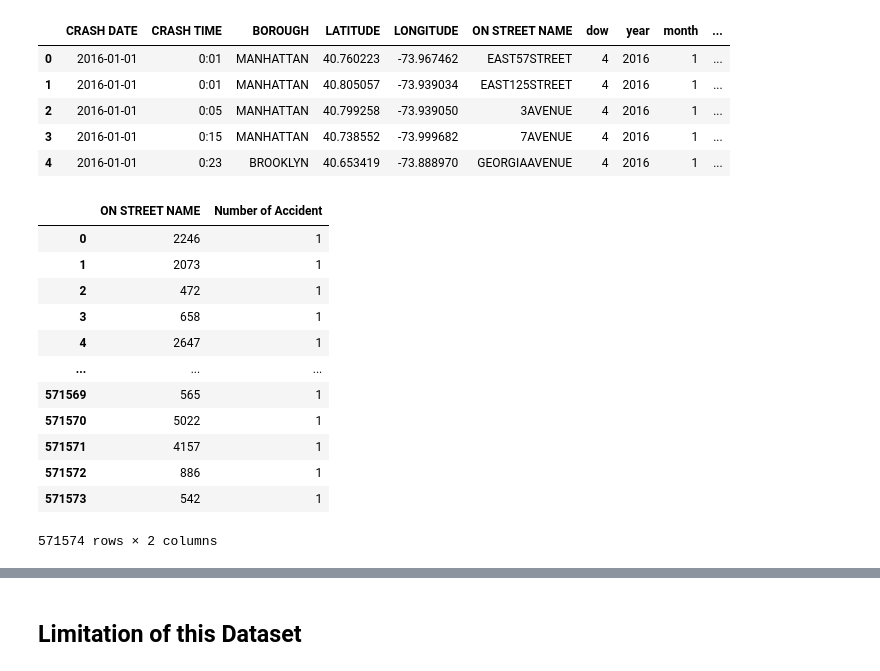
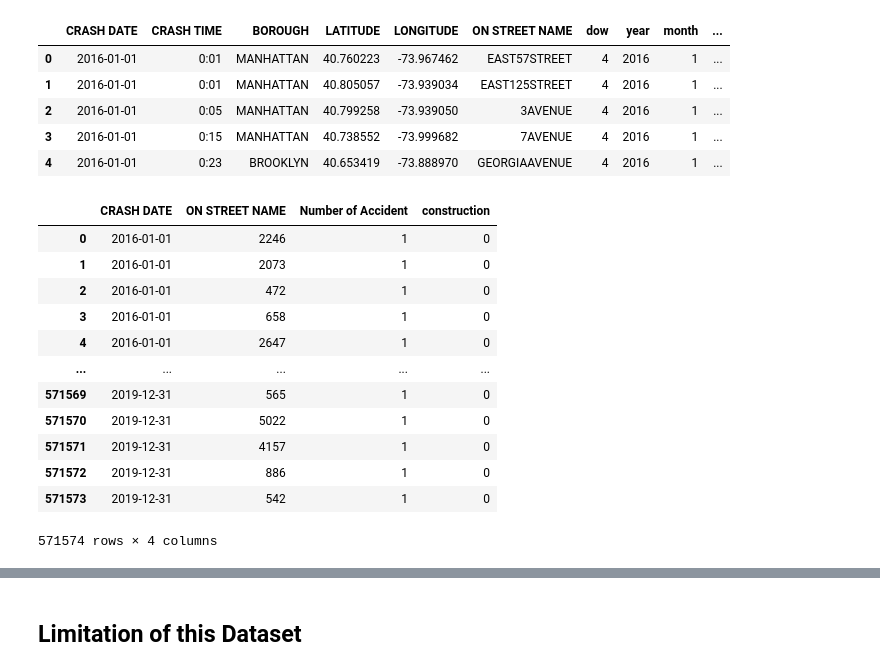
Before and after one commit to xaviercslung/ADS-FinalProject, a Jupyter notebook: Analysis.ipynb, the cells around one changed output, grey strips where cells are left out. Drawn from its saved outputs; the diff is of its cells as text; code cells hidden in the pictures.

```diff
--- a/Analysis.ipynb
+++ b/Analysis.ipynb
@@ -215,23 +222,23 @@ df.head()
 | 3 | 2016-01-01 | 0:15 | MANHATTAN | 40.738552 | -73.999682 | 7AVENUE | 4 | 2016 | 1 | ... |
 | 4 | 2016-01-01 | 0:23 | BROOKLYN | 40.653419 | -73.888970 | GEORGIAAVENUE | 4 | 2016 | 1 | ... |
 # %%
-df_acc = df[['ON STREET NAME','Number of Accident']]
-df_acc['ON STREET NAME'] = df['ON STREET NAME'].astype('category')
+df_acc = df[['CRASH DATE','ON STREET NAME','Number of Accident','construction']]
+df_acc['ON STREET NAME'] = df_acc['ON STREET NAME'].astype('category')
 df_acc['ON STREET NAME'] = df_acc['ON STREET NAME'].cat.codes
 df_acc
 # %% [output]
-|  | ON STREET NAME | Number of Accident |
-| 0 | 2246 | 1 |
-| 1 | 2073 | 1 |
-| 2 | 472 | 1 |
-| 3 | 658 | 1 |
-| 4 | 2647 | 1 |
-| ... | ... | ... |
-| 571569 | 565 | 1 |
-| 571570 | 5022 | 1 |
-| 571571 | 4157 | 1 |
-| 571572 | 886 | 1 |
-| 571573 | 542 | 1 |
+|  | CRASH DATE | ON STREET NAME | Number of Accident | construction |
+| 0 | 2016-01-01 | 2246 | 1 | 0 |
+| 1 | 2016-01-01 | 2073 | 1 | 0 |
+| 2 | 2016-01-01 | 472 | 1 | 0 |
+| 3 | 2016-01-01 | 658 | 1 | 0 |
+| 4 | 2016-01-01 | 2647 | 1 | 0 |
+| ... | ... | ... | ... | ... |
+| 571569 | 2019-12-31 | 565 | 1 | 0 |
+| 571570 | 2019-12-31 | 5022 | 1 | 0 |
+| 571571 | 2019-12-31 | 4157 | 1 | 0 |
+| 571572 | 2019-12-31 | 886 | 1 | 0 |
+| 571573 | 2019-12-31 | 542 | 1 | 0 |
-571574 rows × 2 columns
+571574 rows × 4 columns
 # %%
 # Standardize
```
Also changed, not shown: parts of 21 cells of this notebook.
